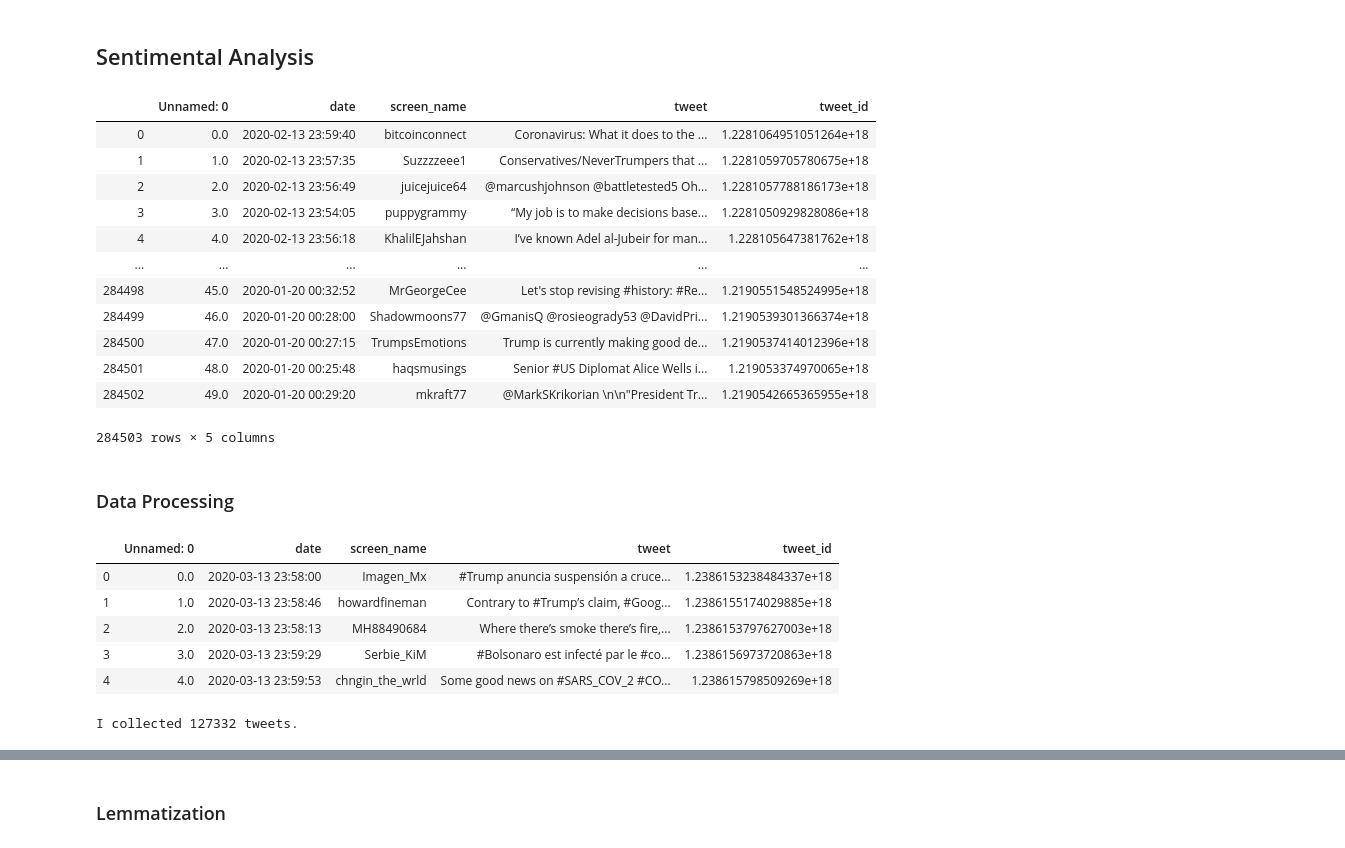
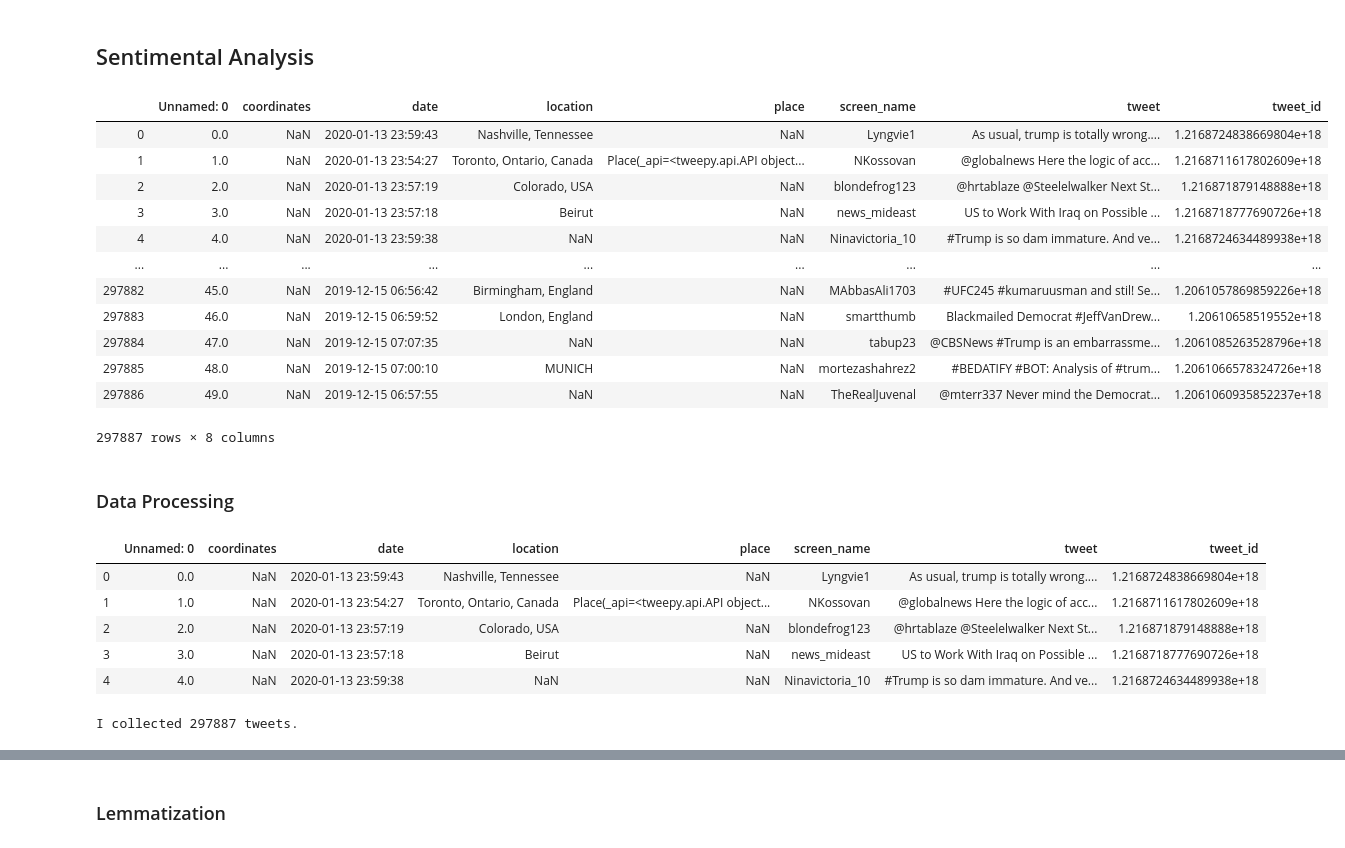
Before and after one commit to aparna-bhutani/TwitterScraper, a Jupyter notebook: TwitterScraper.ipynb, the cells around one changed output, grey strips where cells are left out. Drawn from its saved outputs; the diff is of its cells as text; code cells hidden in the pictures.

```diff
--- a/TwitterScraper.ipynb
+++ b/TwitterScraper.ipynb
@@ -81,22 +83,22 @@ from nltk.stem import WordNetLemmatizer
 import matplotlib
 import matplotlib.pyplot as plt
 # %%
-df1 = pd.read_csv('Trump/Tweets/trump_tweets_feb.csv',lineterminator='\n')
+df1 = pd.read_csv('trump_tweets_jan1.csv',lineterminator='\n')
 df1
 # %% [output]
-|  | Unnamed: 0 | date | screen_name | tweet | tweet_id |
-| 0 | 0.0 | 2020-02-13 23:59:40 | bitcoinconnect | Coronavirus: What it does to the ... | 1.2281064951051264e+18 |
-| 1 | 1.0 | 2020-02-13 23:57:35 | Suzzzzeee1 | Conservatives/NeverTrumpers that ... | 1.2281059705780675e+18 |
-| 2 | 2.0 | 2020-02-13 23:56:49 | juicejuice64 | @marcushjohnson @battletested5 Oh... | 1.2281057788186173e+18 |
-| 3 | 3.0 | 2020-02-13 23:54:05 | puppygrammy | “My job is to make decisions base... | 1.2281050929828086e+18 |
-| 4 | 4.0 | 2020-02-13 23:56:18 | KhalilEJahshan | I’ve known Adel al-Jubeir for man... | 1.228105647381762e+18 |
-| ... | ... | ... | ... | ... | ... |
-| 284498 | 45.0 | 2020-01-20 00:32:52 | MrGeorgeCee | Let's stop revising #history: #Re... | 1.2190551548524995e+18 |
-| 284499 | 46.0 | 2020-01-20 00:28:00 | Shadowmoons77 | @GmanisQ @rosieogrady53 @DavidPri... | 1.2190539301366374e+18 |
-| 284500 | 47.0 | 2020-01-20 00:27:15 | TrumpsEmotions | Trump is currently making good de... | 1.2190537414012396e+18 |
-| 284501 | 48.0 | 2020-01-20 00:25:48 | haqsmusings | Senior #US Diplomat Alice Wells i... | 1.219053374970065e+18 |
-| 284502 | 49.0 | 2020-01-20 00:29:20 | mkraft77 | @MarkSKrikorian \n\n"President Tr... | 1.2190542665365955e+18 |
+|  | Unnamed: 0 | coordinates | date | location | place | screen_name | tweet | tweet_id |
+| 0 | 0.0 | NaN | 2020-01-13 23:59:43 | Nashville, Tennessee | NaN | Lyngvie1 | As usual, trump is totally wrong.... | 1.2168724838669804e+18 |
+| 1 | 1.0 | NaN | 2020-01-13 23:54:27 | Toronto, Ontario, Canada | Place(_api=<tweepy.api.API object... | NKossovan | @globalnews Here the logic of acc... | 1.2168711617802609e+18 |
+| 2 | 2.0 | NaN | 2020-01-13 23:57:19 | Colorado, USA | NaN | blondefrog123 | @hrtablaze @Steelelwalker Next St... | 1.216871879148888e+18 |
+| 3 | 3.0 | NaN | 2020-01-13 23:57:18 | Beirut | NaN | news_mideast | US to Work With Iraq on Possible ... | 1.2168718777690726e+18 |
+| 4 | 4.0 | NaN | 2020-01-13 23:59:38 | NaN | NaN | Ninavictoria_10 | #Trump is so dam immature. And ve... | 1.2168724634489938e+18 |
+| ... | ... | ... | ... | ... | ... | ... | ... | ... |
+| 297882 | 45.0 | NaN | 2019-12-15 06:56:42 | Birmingham, England | NaN | MAbbasAli1703 | #UFC245 #kumaruusman and stil! Se... | 1.2061057869859226e+18 |
+| 297883 | 46.0 | NaN | 2019-12-15 06:59:52 | London, England | NaN | smartthumb | Blackmailed Democrat #JeffVanDrew... | 1.20610658519552e+18 |
+| 297884 | 47.0 | NaN | 2019-12-15 07:07:35 | NaN | NaN | tabup23 | @CBSNews #Trump is an embarrassme... | 1.2061085263528796e+18 |
+| 297885 | 48.0 | NaN | 2019-12-15 07:00:10 | MUNICH | NaN | mortezashahrez2 | #BEDATIFY #BOT: Analysis of #trum... | 1.2061066578324726e+18 |
+| 297886 | 49.0 | NaN | 2019-12-15 06:57:55 | NaN | NaN | TheRealJuvenal | @mterr337 Never mind the Democrat... | 1.2061060935852237e+18 |
-284503 rows × 5 columns
+297887 rows × 8 columns
 # %% [markdown]
 ### Data Processing
 # %%
@@ -104,13 +106,13 @@ Corpus = df1.copy()
 display(Corpus.head())
 print('I collected {} tweets.'.format(len(Corpus)))
 # %% [output]
-|  | Unnamed: 0 | date | screen_name | tweet | tweet_id |
-| 0 | 0.0 | 2020-03-13 23:58:00 | Imagen_Mx | #Trump anuncia suspensión a cruce... | 1.2386153238484337e+18 |
-| 1 | 1.0 | 2020-03-13 23:58:46 | howardfineman | Contrary to #Trump’s claim, #Goog... | 1.2386155174029885e+18 |
-| 2 | 2.0 | 2020-03-13 23:58:13 | MH88490684 | Where there’s smoke there’s fire,... | 1.2386153797627003e+18 |
-| 3 | 3.0 | 2020-03-13 23:59:29 | Serbie_KiM | #Bolsonaro est infecté par le #co... | 1.2386156973720863e+18 |
-| 4 | 4.0 | 2020-03-13 23:59:53 | chngin_the_wrld | Some good news on #SARS_COV_2 #CO... | 1.238615798509269e+18 |
+|  | Unnamed: 0 | coordinates | date | location | place | screen_name | tweet | tweet_id |
+| 0 | 0.0 | NaN | 2020-01-13 23:59:43 | Nashville, Tennessee | NaN | Lyngvie1 | As usual, trump is totally wrong.... | 1.2168724838669804e+18 |
+| 1 | 1.0 | NaN | 2020-01-13 23:54:27 | Toronto, Ontario, Canada | Place(_api=<tweepy.api.API object... | NKossovan | @globalnews Here the logic of acc... | 1.2168711617802609e+18 |
+| 2 | 2.0 | NaN | 2020-01-13 23:57:19 | Colorado, USA | NaN | blondefrog123 | @hrtablaze @Steelelwalker Next St... | 1.216871879148888e+18 |
+| 3 | 3.0 | NaN | 2020-01-13 23:57:18 | Beirut | NaN | news_mideast | US to Work With Iraq on Possible ... | 1.2168718777690726e+18 |
+| 4 | 4.0 | NaN | 2020-01-13 23:59:38 | NaN | NaN | Ninavictoria_10 | #Trump is so dam immature. And ve... | 1.2168724634489938e+18 |
-I collected 127332 tweets.
+I collected 297887 tweets.
 # %%
 #converting all data to lowercase
 df1['lowercase']=df1['tweet'].apply(lambda x: " ".join(word.lower() for word in x.split()))
```
Also changed, not shown: parts of 10 cells of this notebook, 23 other files.
